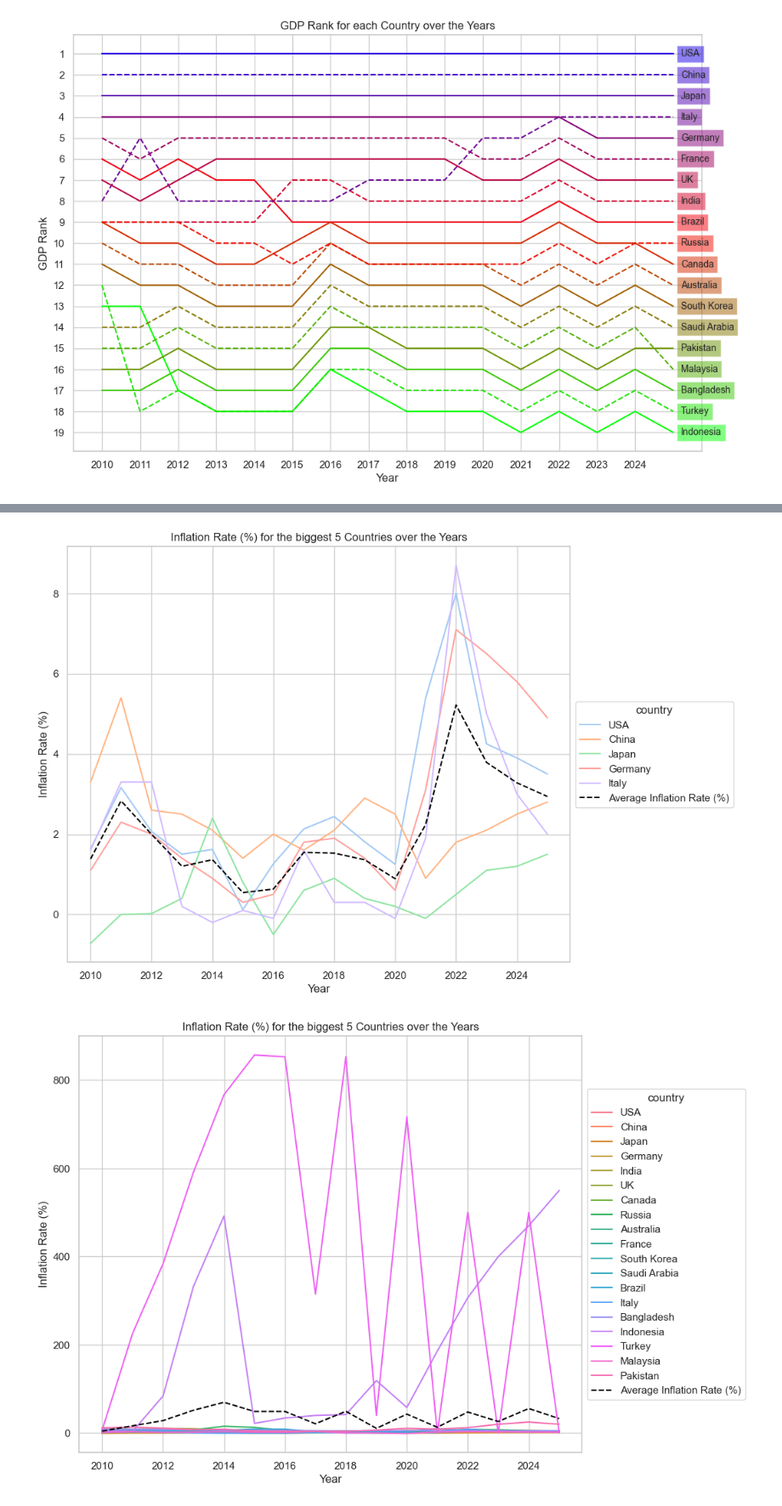
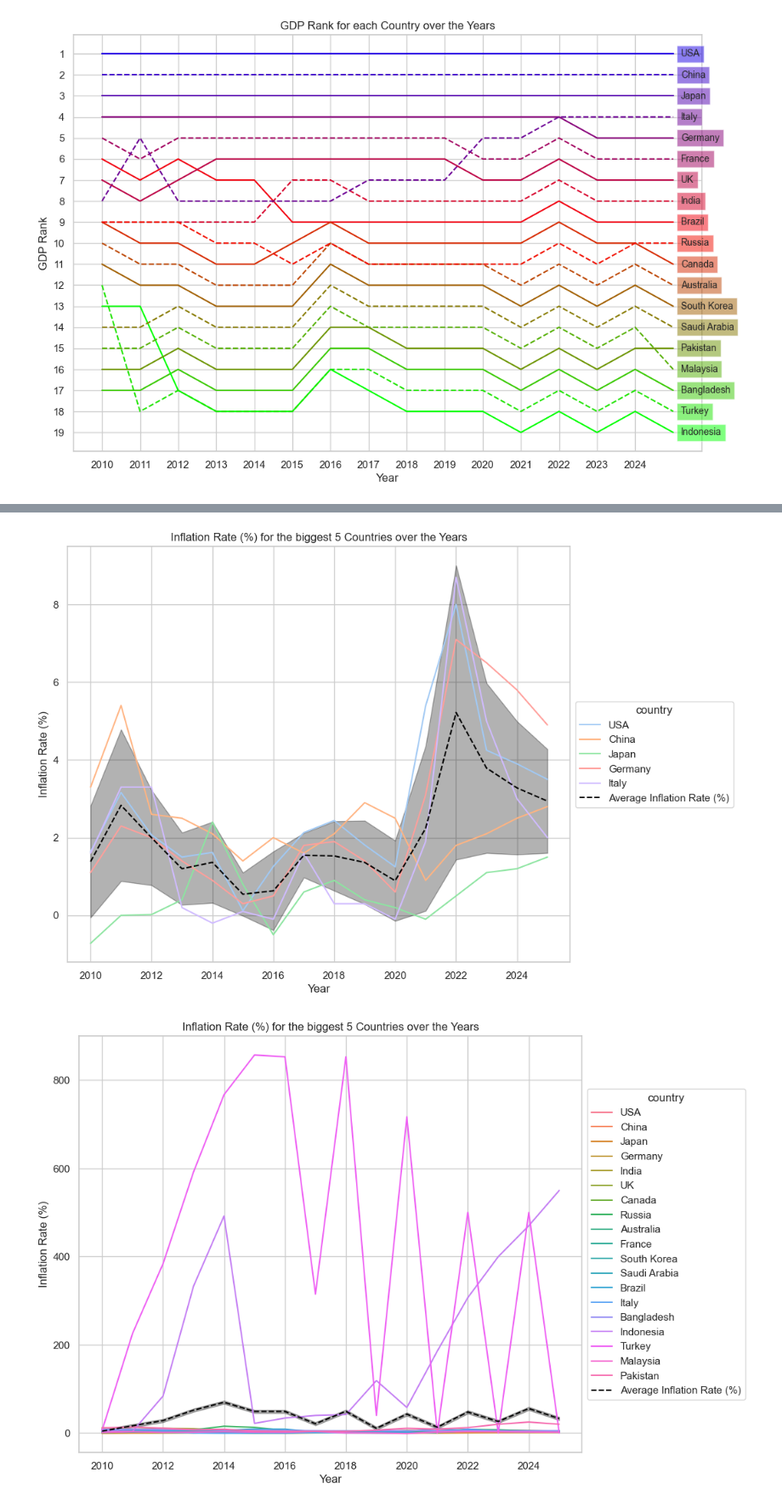
Before and after one commit to eric-kaufmann/economic-values, a Jupyter notebook: analysis.ipynb, the cells around one changed output, grey strips where cells are left out. Shown at 85% size. Saved outputs shown, nothing was run; the diff lists cells and outputs as text; code cells hidden in the pictures.

Commit message:
Add errorbar to inflation plots

```diff
--- a/analysis.ipynb
+++ b/analysis.ipynb
@@ -182,34 +182,3 @@ plt.title("GDP Rank for each Country over the Years")
 plt.show()
 # %% [output]
 [figure]
-# %%
-# How does the GDP (in billion USD) of each country rank over the years?
-
-df["GDP Rank"] = df.groupby("Year")["GDP (in billion USD)"].rank(method="dense", ascending=False)
-
-fig, ax = plt.subplots(figsize=(12, 8))
-
-blues_cmap = plt.get_cmap('brg', 20)
-
-last_year_rank_df = df.loc[(df["Year"] == 2025), ["Country", "GDP Rank"]]\
-                        .sort_values("GDP Rank")\
-                        .reset_index(drop=True)
-
-for (c), group in df.groupby("Country"):
-    last_rank = last_year_rank_df.loc[(last_year_rank_df["Country"] == c, "GDP Rank")].values[0]
-    dashline = '-' if last_rank % 2 == 1 else '--'
-    color = blues_cmap(last_rank / 20.0)
-    ax.plot(group["Year"], group["GDP Rank"], dashline, label=c, color=color)
-
-    plt.text(2025 + 0.2, last_rank, c, fontsize=10, verticalalignment="center", bbox=dict(facecolor=color, alpha=0.5))
-
-ax.set_yticks(np.arange(1, 20, 1))
-ax.invert_yaxis()
-ax.set_ylabel("GDP Rank")
-
-ax.set_xticks(np.arange(df["Year"].min(), df["Year"].max(), 1))
-ax.set_xlabel("Year")
-
-plt.title("GDP Rank for each Country over the Years")
-
-plt.show()
@@ -218,31 +185,39 @@ plt.show()
 # %%
 # How has the Inflation Rate (%) changed for the biggest 5 countries over the years?
 
 big_gdp_countries = df.loc[(df["Country"].isin(last_year_rank_df.loc[last_year_rank_df["GDP Rank"] <= 5, "Country"].values))]
+infl_error = big_gdp_countries.groupby("Year")["Inflation Rate (%)"].std().reset_index()
 
 fig, ax = plt.subplots(figsize=(12, 8))
 
 sns.set_theme(style="whitegrid", palette="pastel")
 
 sns.lineplot(data=big_gdp_countries, x="Year", y="Inflation Rate (%)", hue="Country")
 
 df_cmean = big_gdp_countries.groupby("Year").mean(numeric_only=True).reset_index()
 ax.plot(
     df_cmean["Year"],
     df_cmean["Inflation Rate (%)"],
     linestyle="--",
     label="Average Inflation Rate (%)",
-    color="black"
+    color="black",
+)
+ax.fill_between(
+    infl_error["Year"],
+    df_cmean["Inflation Rate (%)"]-infl_error["Inflation Rate (%)"],
+    df_cmean["Inflation Rate (%)"]+infl_error["Inflation Rate (%)"],
+    color="black",
+    alpha=0.3
 )
 
 box = ax.get_position()
 ax.set_position([box.x0, box.y0, box.width * 0.8, box.height])
 
 ax.legend(title="country", loc='center left', bbox_to_anchor=(1, 0.5))
 plt.title("Inflation Rate (%) for the biggest 5 Countries over the Years")
 plt.show()
 # %% [output]
-[figure, old version]
+[figure, new version]
 # %%
 # How moved the average infloation rate over the years?
 
```
Also changed, not shown: parts of 2 cells of this notebook.
